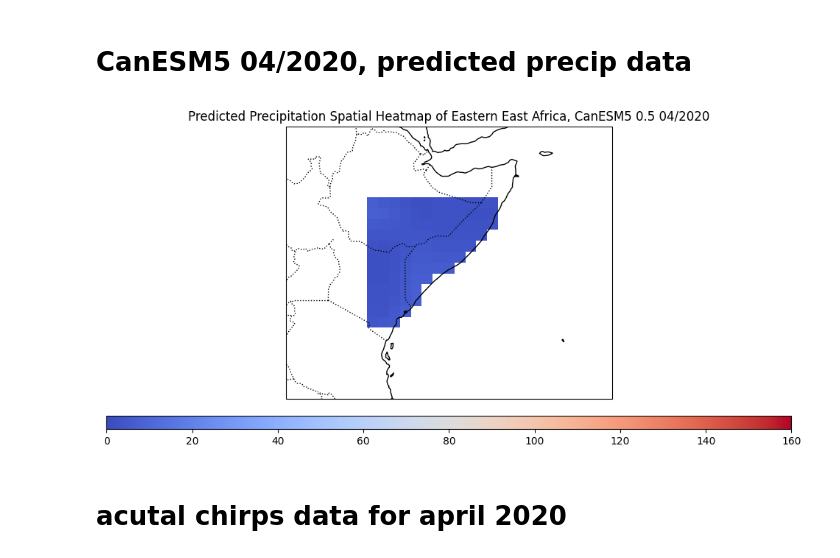
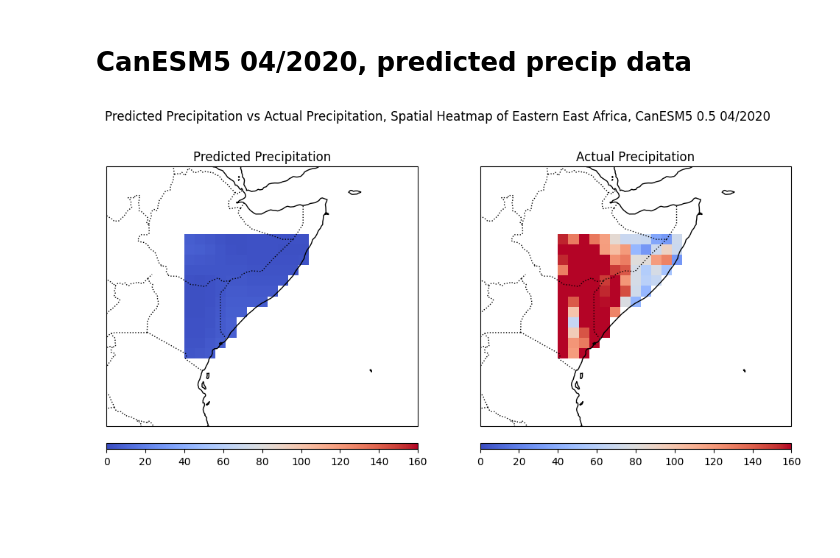
Before and after one commit to yatli24/CHC, a Jupyter notebook: Eastern_East_Africa_Apr_2024_heatmap.ipynb, the cells around one changed output. Saved outputs shown, nothing was run; the diff lists cells and outputs as text; code cells hidden in the pictures; blank space fills up the shorter version.

```diff
--- a/Eastern_East_Africa_Apr_2024_heatmap.ipynb
+++ b/Eastern_East_Africa_Apr_2024_heatmap.ipynb
@@ -364,47 +466,57 @@ CanESM5_Apr2020_eastern_east_africa_df.to_csv('data/csv/CanESM5_Apr2020_eastern_
 # Calculate realized dates for CanESM5, convert to dataframe
 CanESM5_Apr2020_eastern_east_africa_df['realization_time'] = CanESM5_Apr2020_eastern_east_africa_df.apply(
     lambda x: x['date of prediction'] + pd.DateOffset(months=int(x['lead time'])), axis=1)
 
 # Convert CHIRPS to dataframe
 chirps_eastern_east_africa_df = chirps_eastern_east_africa.to_dataframe().reset_index()
 
 # Merge CHIRPS and CanESM5 dataframe
 CanESM5_Apr2020_eastern_east_africa_merged_df = CanESM5_Apr2020_eastern_east_africa_df.merge(chirps_eastern_east_africa_df, how='left',
                                                                      left_on=['realization_time', 'latitude',
                                                                               'longitude'],
                                                                      right_on=['time', 'latitude',
                                                                                'longitude']).dropna()
 
 # Save to .csv
 CanESM5_Apr2020_eastern_east_africa_merged_df = CanESM5_Apr2020_eastern_east_africa_merged_df.drop(
     columns=['date of prediction', 'realization_time'])
 CanESM5_Apr2020_eastern_east_africa_merged_df.to_csv('data/csv/CanESM5_Apr2020_eastern_east_africa_merged.csv')
 
 df = CanESM5_Apr2020_eastern_east_africa_merged_df
 
-plt.figure(figsize=(12, 6))
-ax = plt.axes(projection=ccrs.PlateCarree())
-ax.set_global()  # Ensure the entire globe is visible
+fig, (ax1, ax2) = plt.subplots(1, 2, figsize=(12,6),subplot_kw={'projection': ccrs.PlateCarree()})
+ax1.set_global()  # Ensure the entire globe is visible
 # Pivot the data to create a matrix suitable for pcolormesh
-pivot_table = df.pivot_table(index='latitude', columns='longitude', values='predicted precip')
-lats = pivot_table.index.values
-lons = pivot_table.columns.values
-pred = pivot_table.values
+pivot_table1 = df.pivot_table(index='latitude', columns='longitude', values='predicted precip')
+pivot_table2 = df.pivot_table(index='latitude', columns='longitude', values='precip')
+lats = pivot_table1.index.values
+lons = pivot_table1.columns.values
+pred = pivot_table1.values
+actual = pivot_table2.values
 # Add features to the map
-ax.set_extent([30, 60, -10, 15], crs=ccrs.PlateCarree())
-ax.add_feature(cfeature.COASTLINE)
-ax.add_feature(cfeature.BORDERS, linestyle=':')
+ax1.set_extent([30, 60, -10, 15], crs=ccrs.PlateCarree())
+ax1.add_feature(cfeature.COASTLINE)
+ax1.add_feature(cfeature.BORDERS, linestyle=':')
 
+ax2.set_extent([30, 60, -10, 15], crs=ccrs.PlateCarree())
+ax2.add_feature(cfeature.COASTLINE)
+ax2.add_feature(cfeature.BORDERS, linestyle=':')
+
+
+# 5. Plot the heatmap.
+# pcolormesh plots the 2D data over the longitude/latitude grid.
+heatmap2 = ax2.pcolormesh(lons, lats, actual, transform=ccrs.PlateCarree(), cmap='coolwarm', vmin = 0, vmax = 160)
 # Plot the heatmap
-heatmap = ax.pcolormesh(lons, lats, pred, transform=ccrs.PlateCarree(), cmap='coolwarm', vmin=0, vmax=160)
+heatmap1 = ax1.pcolormesh(lons, lats, pred, transform=ccrs.PlateCarree(), cmap='coolwarm', vmin=0, vmax=160)
 
 # Add a title and colorbar
-plt.title('Predicted Precipitation Spatial Heatmap of Eastern East Africa, CanESM5 0.5 04/2020')
-plt.colorbar(heatmap, orientation='horizontal', pad=0.05, aspect=50)
-plt.savefig(r'C:\Users\edwin\OneDrive\Documents\GitHub\CHC\figures\Pred_precip_EEA_CanESM5_Apr2020.png')
+fig.suptitle('Predicted Precipitation vs Actual Precipitation, Spatial Heatmap of Eastern East Africa, CanESM5 0.5 04/2020')
+ax1.set_title('Predicted Precipitation')
+ax2.set_title('Actual Precipitation')
+plt.colorbar(heatmap1, orientation='horizontal', pad=0.05, aspect=50)
+plt.colorbar(heatmap2, orientation='horizontal', pad=0.05, aspect=50)
+plt.savefig(r'C:\Users\edwin\OneDrive\Documents\GitHub\CHC\figures\Pred_precip_vs_actual_precip_EEA_CanESM5_Apr2020.png')
 # Display the plot
 plt.show()
 # %% [output]
-[figure, old version]
+[figure, new version]
-# %% [markdown]
-# acutal chirps data for april 2020
```
Also changed, not shown: parts of 5 cells of this notebook.
